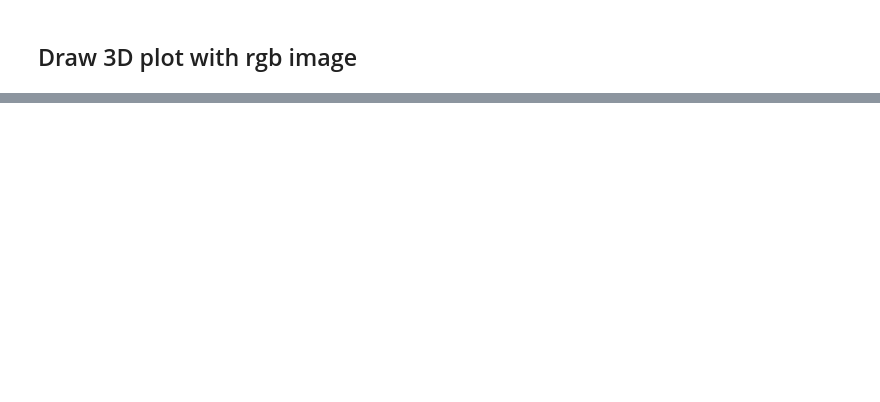
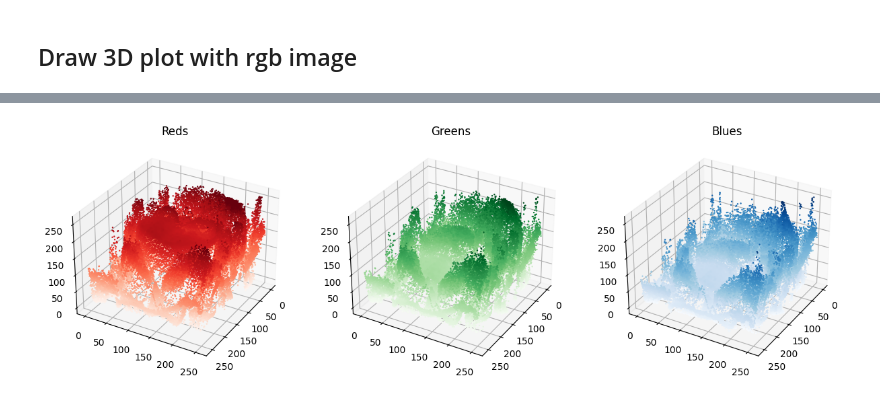
Before and after one commit to Junepp/3d-plot-for-image, a Jupyter notebook: example_3d_plot.ipynb, the cells around one changed output, grey strips where cells are left out. Cells and saved outputs as stored; diff of their text form; code cells hidden in the pictures; blank space fills up the shorter version.

```diff
--- a/example_3d_plot.ipynb
+++ b/example_3d_plot.ipynb
@@ -110,0 +111,16 @@ plt.show()
+# %%
+# draw channel-wise 3d plot, elev=30/azim=30
+
+fig = plt.figure(figsize=(15,6))
+
+for idx in range(3):
+  ax = fig.add_subplot(1, 3, idx+1, projection='3d')
+
+  ax.scatter(X,Y,Z[idx], c=Z[idx], cmap=info[idx], s=0.5, alpha=1)
+
+  ax.set_title(info[idx])
+  ax.view_init(elev=30, azim=30)  # set angle for view
+
+plt.show()
+# %% [output]
+[figure, added]
```
Also changed, not shown: parts of 2 cells of this notebook.
